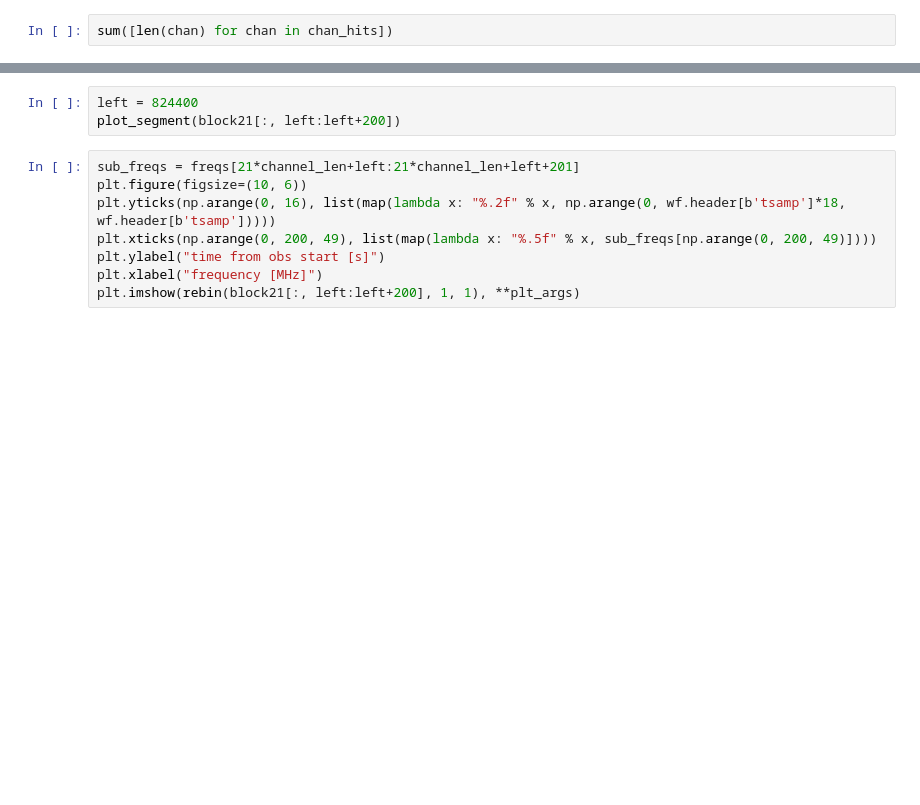
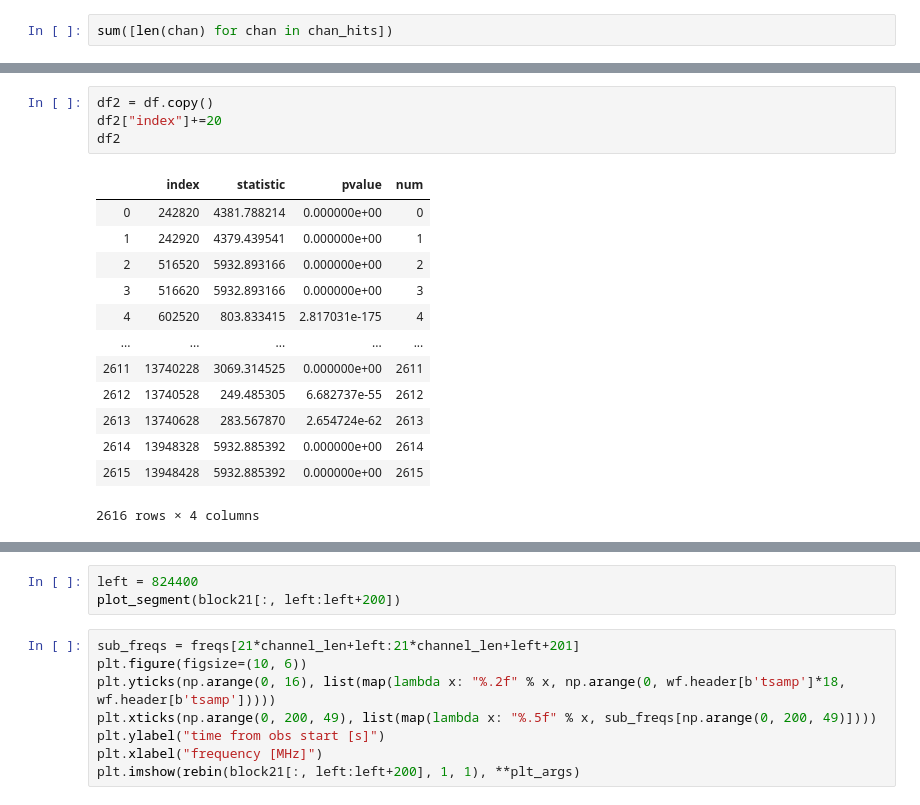
Before and after one commit to FX196/SETI-Energy-Detection, a Jupyter notebook: Gaussianity Filtering.ipynb, the cells around one changed output, grey strips where cells are left out. Saved outputs shown, nothing was run; the diff lists cells and outputs as text; blank space fills up the shorter version.

```diff
--- a/Gaussianity Filtering.ipynb
+++ b/Gaussianity Filtering.ipynb
@@ -119,0 +148,18 @@ chan_hits
+# %%
+df2 = df.copy()
+df2["index"]+=20
+df2
+# %% [output]
+|  | index | statistic | pvalue | num |
+| 0 | 242820 | 4381.788214 | 0.000000e+00 | 0 |
+| 1 | 242920 | 4379.439541 | 0.000000e+00 | 1 |
+| 2 | 516520 | 5932.893166 | 0.000000e+00 | 2 |
+| 3 | 516620 | 5932.893166 | 0.000000e+00 | 3 |
+| 4 | 602520 | 803.833415 | 2.817031e-175 | 4 |
+| ... | ... | ... | ... | ... |
+| 2611 | 13740228 | 3069.314525 | 0.000000e+00 | 2611 |
+| 2612 | 13740528 | 249.485305 | 6.682737e-55 | 2612 |
+| 2613 | 13740628 | 283.567870 | 2.654724e-62 | 2613 |
+| 2614 | 13948328 | 5932.885392 | 0.000000e+00 | 2614 |
+| 2615 | 13948428 | 5932.885392 | 0.000000e+00 | 2615 |
+2616 rows × 4 columns
```
Also changed, not shown: parts of 12 cells of this notebook, 2 other files.
